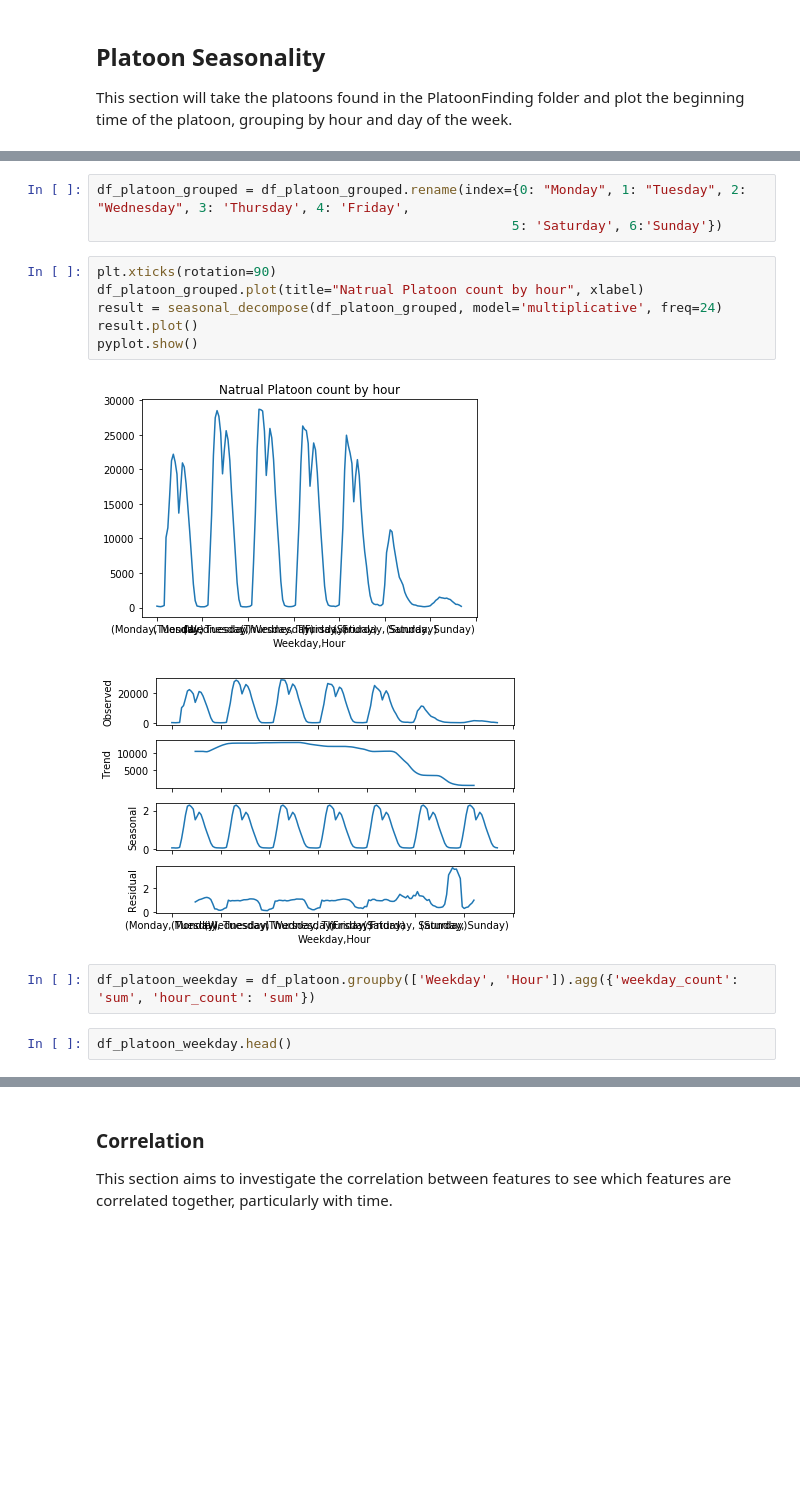
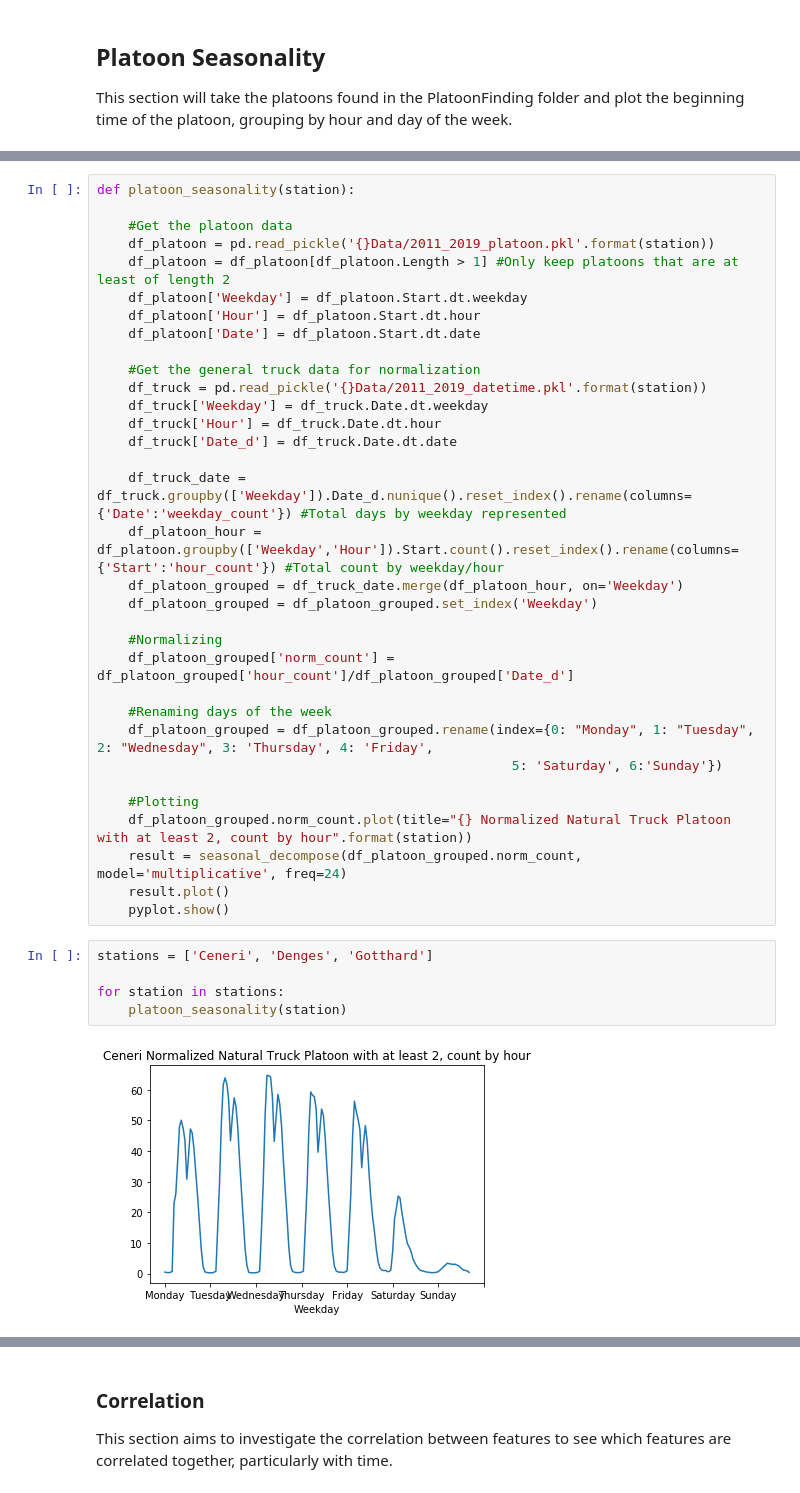
Before and after one commit to isdabelle/DigitalTwinBridges, a Jupyter notebook: Seasonality.ipynb, the cells around one changed output, grey strips where cells are left out. Cells and saved outputs as stored; diff of their text form; blank space fills up the shorter version.

Commit message:
Platoon Seasonality

```diff
--- a/Seasonality.ipynb
+++ b/Seasonality.ipynb
@@ -386,16 +374,40 @@ df_platoon_grouped = df_platoon.groupby(['Weekday', 'Hour']).Start.count()
-# %%
-df_platoon_grouped = df_platoon_grouped.rename(index={0: "Monday", 1: "Tuesday", 2: "Wednesday", 3: 'Thursday', 4: 'Friday',
-                                                     5: 'Saturday', 6:'Sunday'})
-# %%
-plt.xticks(rotation=90)
-df_platoon_grouped.plot(title="Natrual Platoon count by hour", xlabel)
-result = seasonal_decompose(df_platoon_grouped, model='multiplicative', freq=24)
-result.plot()
-pyplot.show()
-# %% [output]
-[figure, removed]
-[figure, removed]
-# %%
-df_platoon_weekday = df_platoon.groupby(['Weekday', 'Hour']).agg({'weekday_count': 'sum', 'hour_count': 'sum'})
-# %%
-df_platoon_weekday.head()
+# %%
+def platoon_seasonality(station):
+
+    #Get the platoon data
+    df_platoon = pd.read_pickle('{}Data/2011_2019_platoon.pkl'.format(station))
+    df_platoon = df_platoon[df_platoon.Length > 1] #Only keep platoons that are at least of length 2
+    df_platoon['Weekday'] = df_platoon.Start.dt.weekday
+    df_platoon['Hour'] = df_platoon.Start.dt.hour
+    df_platoon['Date'] = df_platoon.Start.dt.date
+
+    #Get the general truck data for normalization
+    df_truck = pd.read_pickle('{}Data/2011_2019_datetime.pkl'.format(station))
+    df_truck['Weekday'] = df_truck.Date.dt.weekday
+    df_truck['Hour'] = df_truck.Date.dt.hour
+    df_truck['Date_d'] = df_truck.Date.dt.date
+
+    df_truck_date = df_truck.groupby(['Weekday']).Date_d.nunique().reset_index().rename(columns={'Date':'weekday_count'}) #Total days by weekday represented
+    df_platoon_hour = df_platoon.groupby(['Weekday','Hour']).Start.count().reset_index().rename(columns={'Start':'hour_count'}) #Total count by weekday/hour
+    df_platoon_grouped = df_truck_date.merge(df_platoon_hour, on='Weekday')
+    df_platoon_grouped = df_platoon_grouped.set_index('Weekday')
+
+    #Normalizing
+    df_platoon_grouped['norm_count'] = df_platoon_grouped['hour_count']/df_platoon_grouped['Date_d']
+
+    #Renaming days of the week
+    df_platoon_grouped = df_platoon_grouped.rename(index={0: "Monday", 1: "Tuesday", 2: "Wednesday", 3: 'Thursday', 4: 'Friday',
+                                                     5: 'Saturday', 6:'Sunday'})
+
+    #Plotting
+    df_platoon_grouped.norm_count.plot(title="{} Normalized Natural Truck Platoon with at least 2, count by hour".format(station))
+    result = seasonal_decompose(df_platoon_grouped.norm_count, model='multiplicative', freq=24)
+    result.plot()
+    pyplot.show()
+# %%
+stations = ['Ceneri', 'Denges', 'Gotthard']
+
+for station in stations:
+    platoon_seasonality(station)
+# %% [output]
+[figure, added]
```
Also changed, not shown: parts of 3 cells of this notebook, 1 other file.
